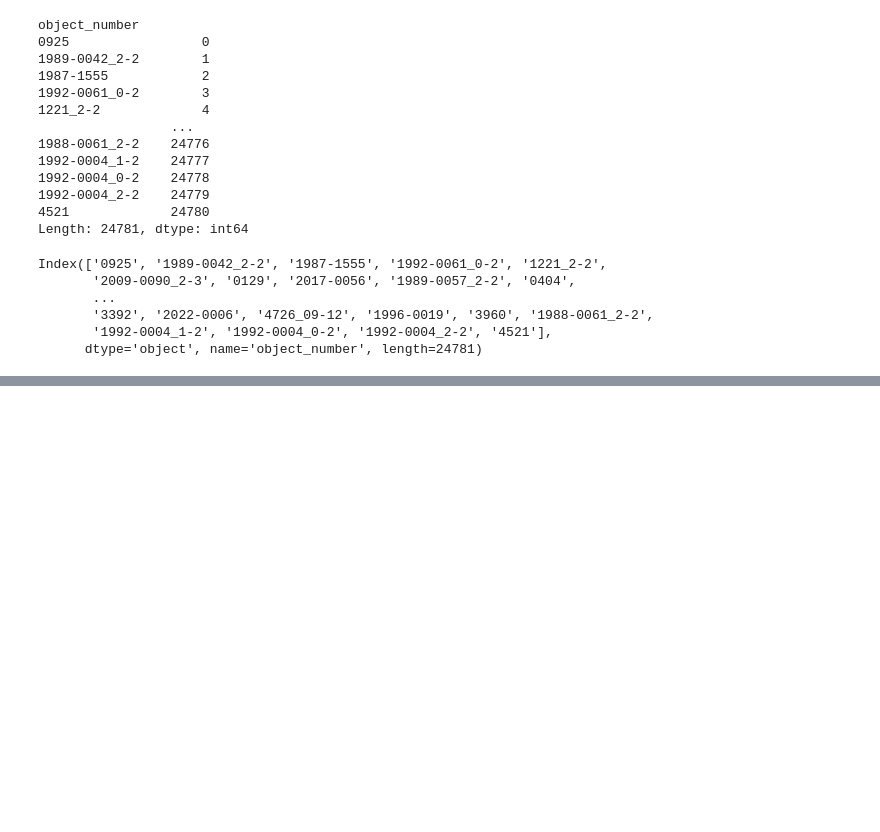
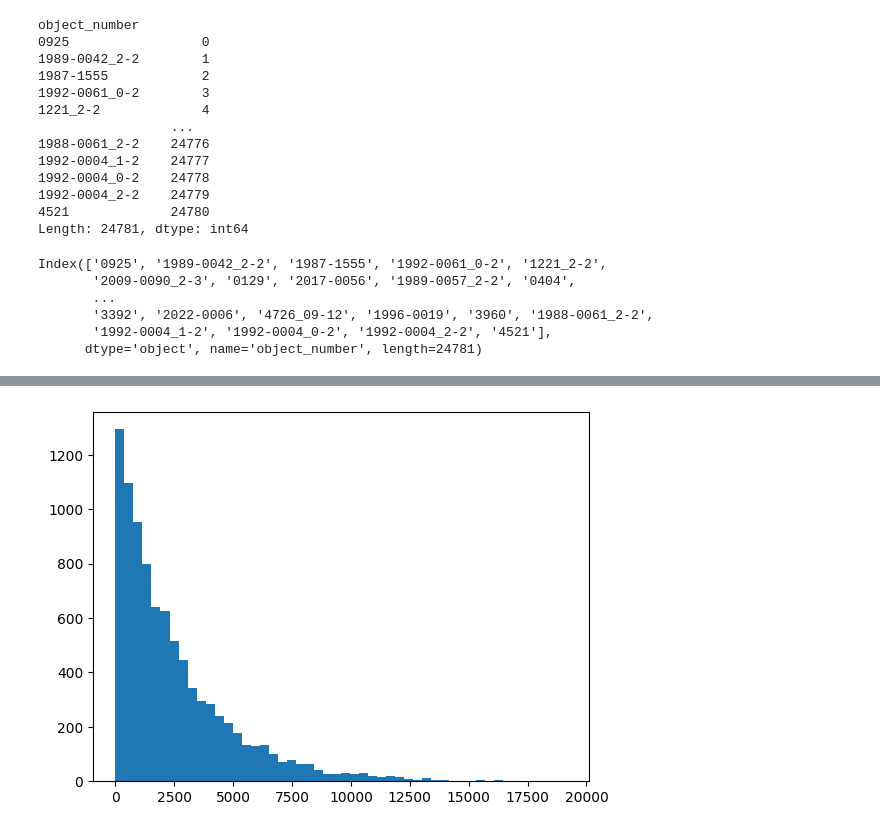
Before and after one commit to serendipity-searcher/web_backend, a Jupyter notebook: dev.ipynb, the cells around one changed output, grey strips where cells are left out. Cells and saved outputs as stored; diff of their text form; code cells hidden in the pictures; blank space fills up the shorter version.

```diff
--- a/dev.ipynb
+++ b/dev.ipynb
@@ -710,0 +778,14 @@ Index(['0925', '1989-0042_2-2', '1987-1555', '1992-0061_0-2', '1221_2-2',
+# %%
+n = 25000
+temp = 0.1
+scores = ((n-np.arange(n))+1)/n
+tempered_scores = np.exp((scores/temp))
+tempered_scores = tempered_scores/tempered_scores.sum()
+
+
+
+_ = plt.hist(rand.choice(np.arange(n), size=9000, p=tempered_scores), bins=50)
+
+# plt.plot(tempered_scores)
+# %% [output]
+[figure, added]
```
Also changed, not shown: parts of 8 cells of this notebook, 2 other files.
